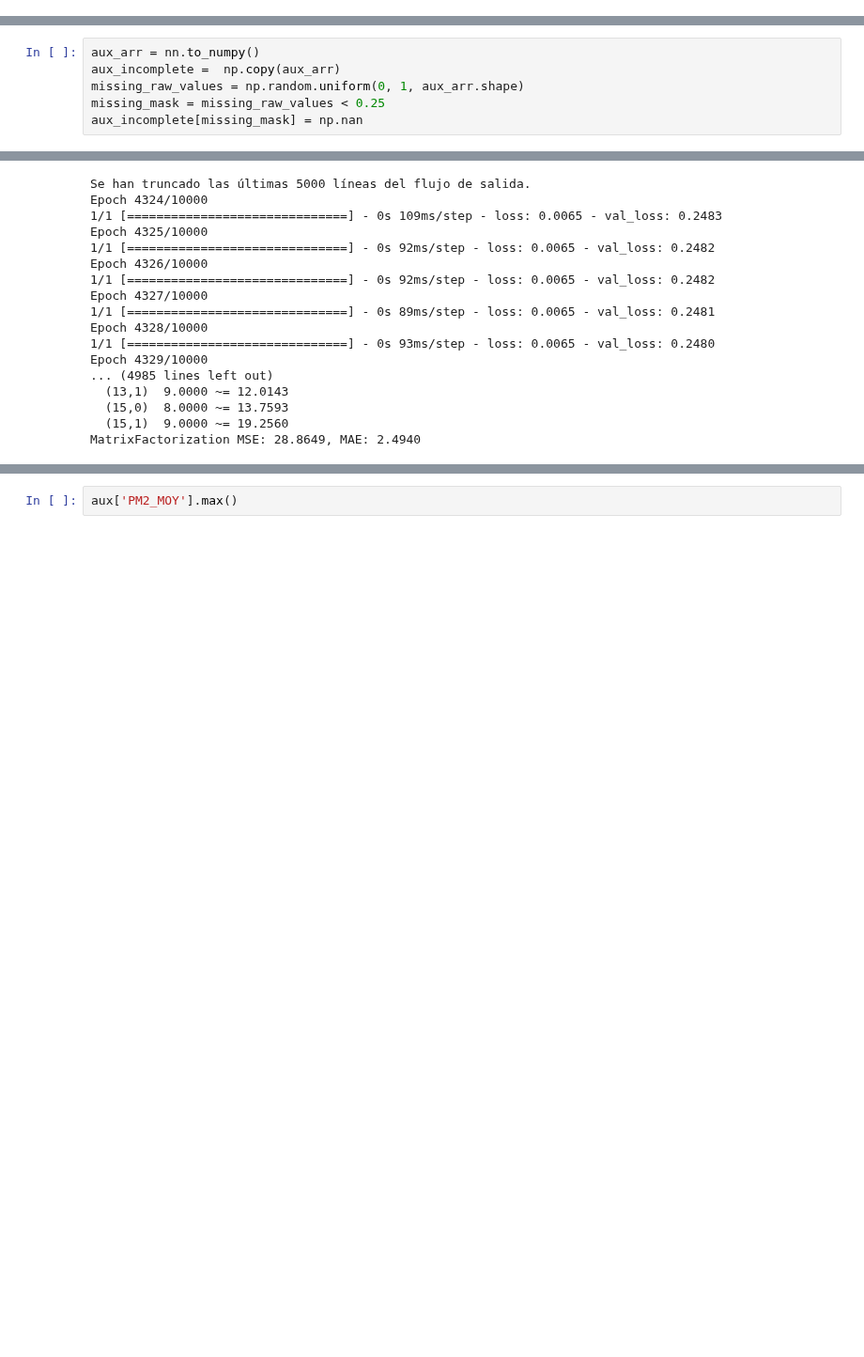
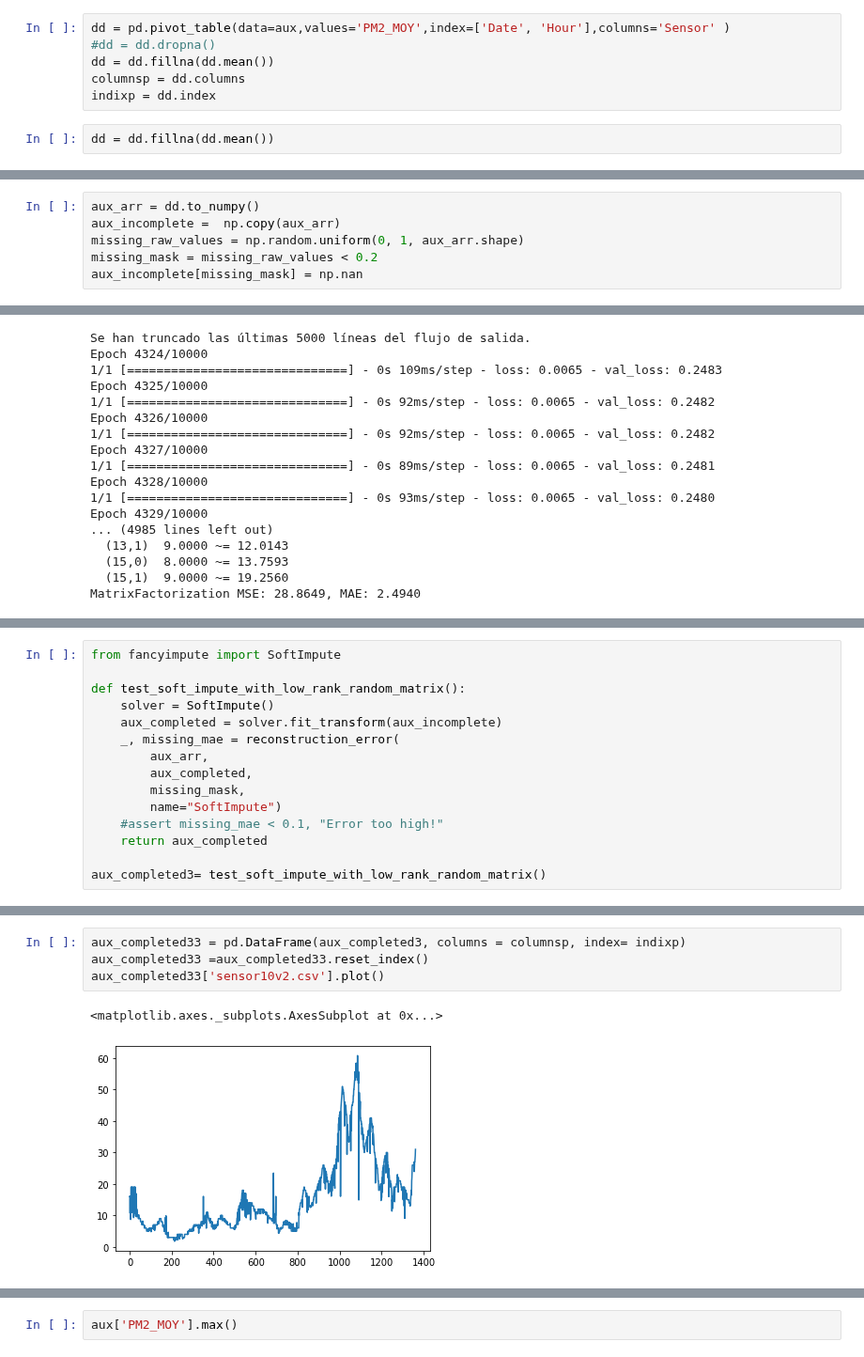
Before and after one commit to TEAM-IMT/air-polution-sensor, a Jupyter notebook: fancyimpute.ipynb, the cells around one changed output, grey strips where cells are left out. Shown at 94% size. Drawn from its saved outputs; the diff is of its cells as text; blank space fills up the shorter version.

```diff
--- a/fancyimpute.ipynb
+++ b/fancyimpute.ipynb
@@ -641,3 +635,11 @@ aux = super_df[(super_df['Sensor'] == 'sensor14v2.csv') | (super_df['Sensor'] ==
 aux =aux.dropna().reset_index()
 #aux.isnull().sum().sum()
+# %%
+dd = pd.pivot_table(data=aux,values='PM2_MOY',index=['Date', 'Hour'],columns='Sensor' )
+#dd = dd.dropna()
+dd = dd.fillna(dd.mean())
+columnsp = dd.columns
+indixp = dd.index
+# %%
+dd = dd.fillna(dd.mean())
 # %%
@@ -677,8 +663,8 @@ XY_incompletee[missing_mask] = np.nan
 # %%
-aux_arr = nn.to_numpy()
+aux_arr = dd.to_numpy()
 aux_incomplete =  np.copy(aux_arr)
 missing_raw_values = np.random.uniform(0, 1, aux_arr.shape)
-missing_mask = missing_raw_values < 0.25
+missing_mask = missing_raw_values < 0.2
 aux_incomplete[missing_mask] = np.nan
 # %%
 np.isnan(aux_incomplete).sum()
@@ -768,0 +755,15 @@ IterativeSVD MSE: 18.9908, MAE: 1.6343
+# %%
+from fancyimpute import SoftImpute
+
+def test_soft_impute_with_low_rank_random_matrix():
+    solver = SoftImpute()
+    aux_completed = solver.fit_transform(aux_incomplete)
+    _, missing_mae = reconstruction_error(
+        aux_arr,
+        aux_completed,
+        missing_mask,
+        name="SoftImpute")
+    #assert missing_mae < 0.1, "Error too high!"
+    return aux_completed
+
+aux_completed3= test_soft_impute_with_low_rank_random_matrix()
@@ -768,0 +788,7 @@ IterativeSVD MSE: 18.9908, MAE: 1.6343
+# %%
+aux_completed33 = pd.DataFrame(aux_completed3, columns = columnsp, index= indixp)
+aux_completed33 =aux_completed33.reset_index()
+aux_completed33['sensor10v2.csv'].plot()
+# %% [output]
+<matplotlib.axes._subplots.AxesSubplot at 0x...>
+[figure, added]
```
Also changed, not shown: parts of 23 cells of this notebook.
